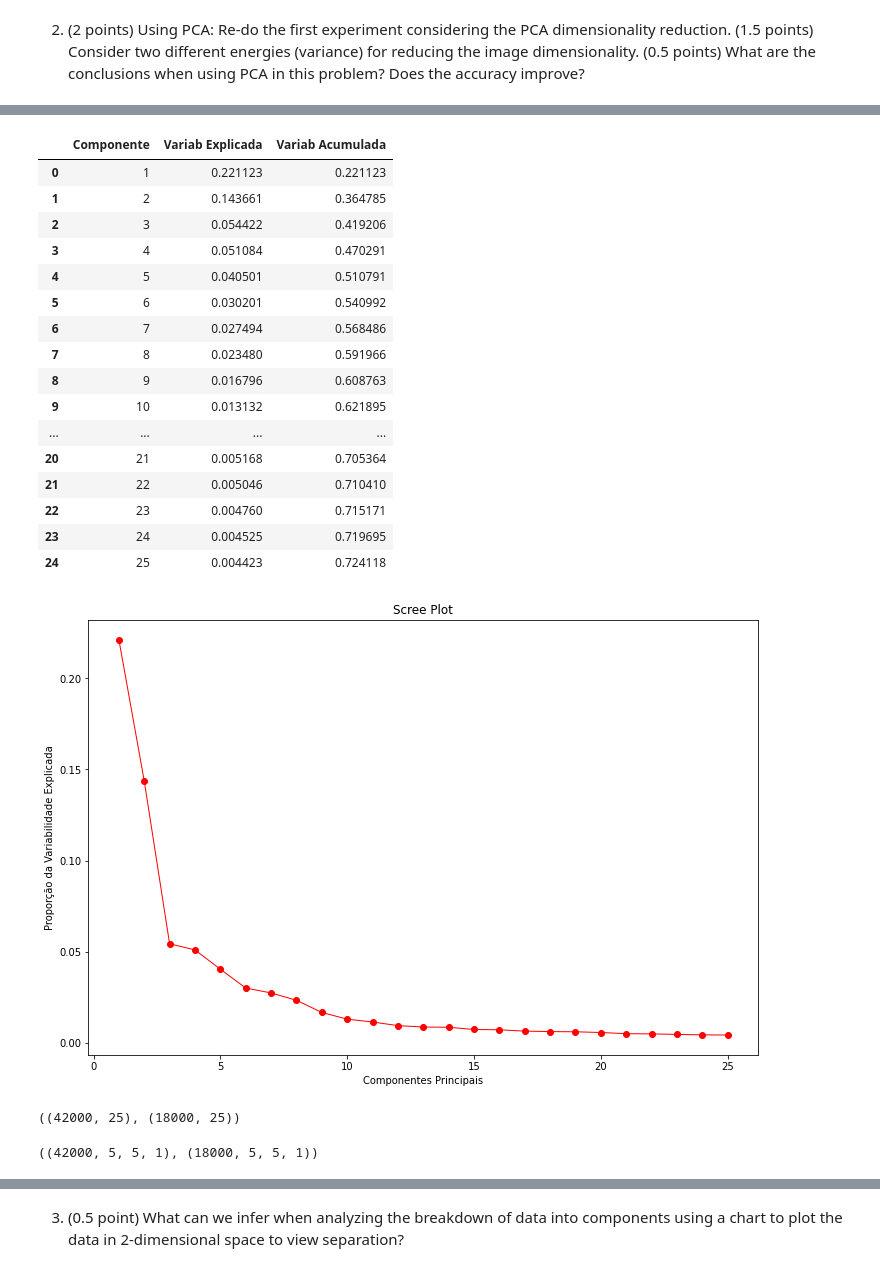
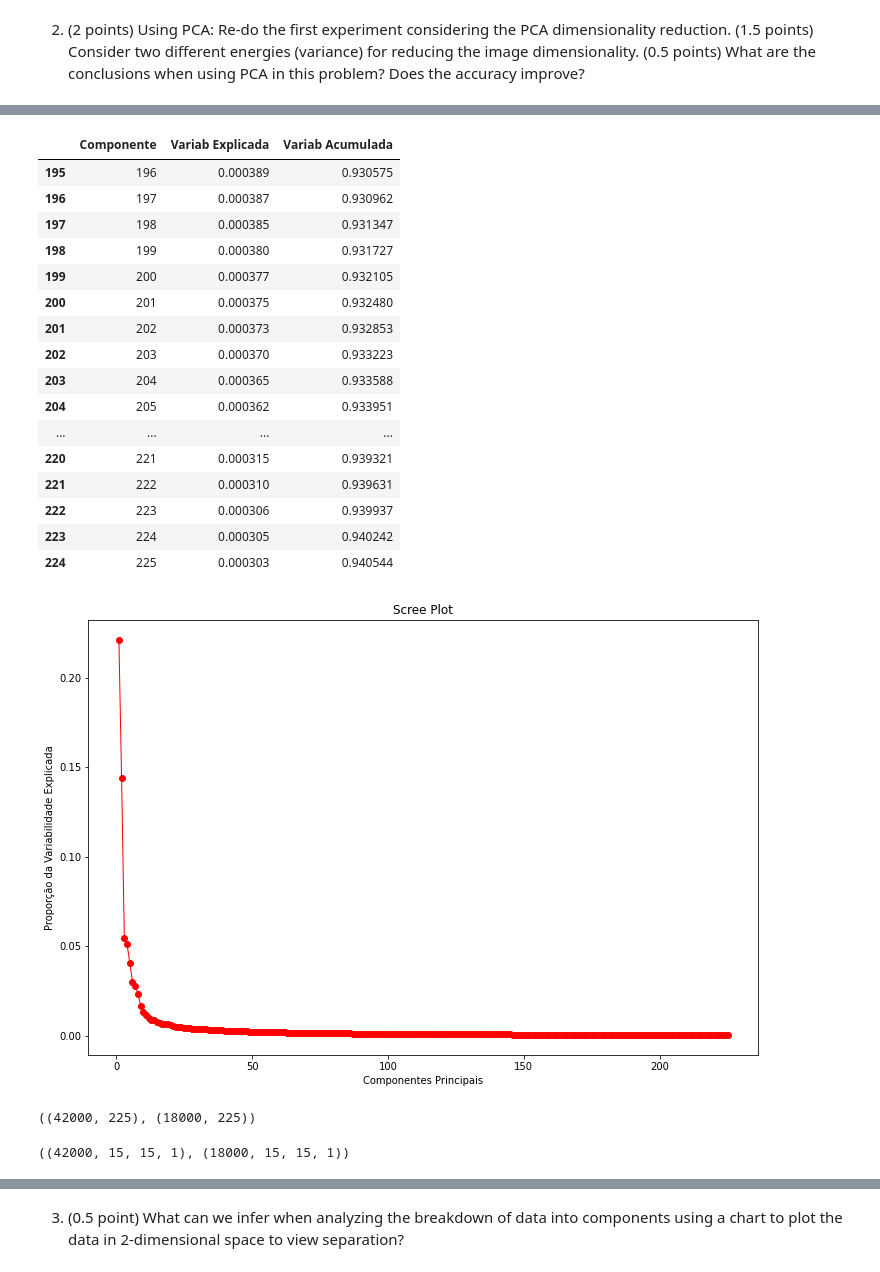
Before and after one commit to mazzacolussi/MC886, a Jupyter notebook: CNN_PCA/source_cnn.ipynb, the cells around one changed output, grey strips where cells are left out. Saved outputs shown, nothing was run; the diff lists cells and outputs as text; code cells hidden in the pictures.

```diff
--- a/CNN_PCA/source_cnn.ipynb
+++ b/CNN_PCA/source_cnn.ipynb
@@ -173,7 +173,7 @@ plt.show()
 # %%
 # Run PCA methods
 
-pca25 = PCA(n_components=25)
-x_train_pca25 = pca25.fit(x_train_scaled).transform(x_train_scaled)
-x_val_pca25 = pca25.transform(x_val_scaled)
+pca225 = PCA(n_components=225)
+x_train_pca225 = pca225.fit(x_train_scaled).transform(x_train_scaled)
+x_val_pca225 = pca225.transform(x_val_scaled)
 # %%
@@ -207,44 +207,44 @@ pd.DataFrame(pca25_values).head(30)
 # %%
-pd.DataFrame(pca25_values).tail(30)
+pd.DataFrame(pca225_values).tail(30)
 # %% [output]
 |  | Componente | Variab Explicada | Variab Acumulada |
-| 0 | 1 | 0.221123 | 0.221123 |
-| 1 | 2 | 0.143661 | 0.364785 |
-| 2 | 3 | 0.054422 | 0.419206 |
-| 3 | 4 | 0.051084 | 0.470291 |
-| 4 | 5 | 0.040501 | 0.510791 |
-| 5 | 6 | 0.030201 | 0.540992 |
-| 6 | 7 | 0.027494 | 0.568486 |
-| 7 | 8 | 0.023480 | 0.591966 |
-| 8 | 9 | 0.016796 | 0.608763 |
-| 9 | 10 | 0.013132 | 0.621895 |
+| 195 | 196 | 0.000389 | 0.930575 |
+| 196 | 197 | 0.000387 | 0.930962 |
+| 197 | 198 | 0.000385 | 0.931347 |
+| 198 | 199 | 0.000380 | 0.931727 |
+| 199 | 200 | 0.000377 | 0.932105 |
+| 200 | 201 | 0.000375 | 0.932480 |
+| 201 | 202 | 0.000373 | 0.932853 |
+| 202 | 203 | 0.000370 | 0.933223 |
+| 203 | 204 | 0.000365 | 0.933588 |
+| 204 | 205 | 0.000362 | 0.933951 |
 | ... | ... | ... | ... |
-| 20 | 21 | 0.005168 | 0.705364 |
-| 21 | 22 | 0.005046 | 0.710410 |
-| 22 | 23 | 0.004760 | 0.715171 |
-| 23 | 24 | 0.004525 | 0.719695 |
-| 24 | 25 | 0.004423 | 0.724118 |
+| 220 | 221 | 0.000315 | 0.939321 |
+| 221 | 222 | 0.000310 | 0.939631 |
+| 222 | 223 | 0.000306 | 0.939937 |
+| 223 | 224 | 0.000305 | 0.940242 |
+| 224 | 225 | 0.000303 | 0.940544 |
 # %%
-PC25_values = np.arange(pca25.n_components_) + 1
+PC225_values = np.arange(pca225.n_components_) + 1
 plt.figure(figsize=(12,8))
-plt.plot(PC25_values, pca25.explained_variance_ratio_, 'ro-', linewidth=1)
+plt.plot(PC225_values, pca225.explained_variance_ratio_, 'ro-', linewidth=1)
 plt.title('Scree Plot')
 plt.xlabel('Componentes Principais')
 plt.ylabel('Proporção da Variabilidade Explicada')
 plt.show()
 # %% [output]
-[figure, old version]
+[figure, new version]
 # %%
-x_train_pca25.shape, x_val_pca25.shape
+x_train_pca225.shape, x_val_pca225.shape
 # %% [output]
-((42000, 25), (18000, 25))
+((42000, 225), (18000, 225))
-# %%
-x_train_pca25_values = x_train_pca25.reshape(-1,5,5,1)
-x_val_pca25_values = x_val_pca25.reshape(-1,5,5,1)
-
-x_train_pca25_values.shape, x_val_pca25_values.shape
-# %% [output]
-((42000, 5, 5, 1), (18000, 5, 5, 1))
+# %%
+x_train_pca225_values = x_train_pca225.reshape(-1,15,15,1)
+x_val_pca225_values = x_val_pca225.reshape(-1,15,15,1)
+
+x_train_pca225_values.shape, x_val_pca225_values.shape
+# %% [output]
+((42000, 15, 15, 1), (18000, 15, 15, 1))
 # %%
 m1_pca = Sequential()
 
```
Also changed, not shown: parts of 18 cells of this notebook.
